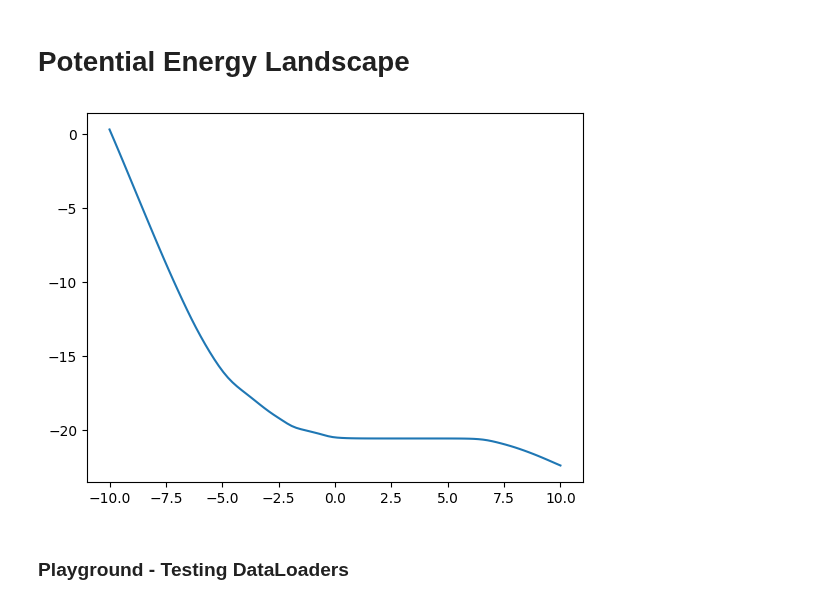
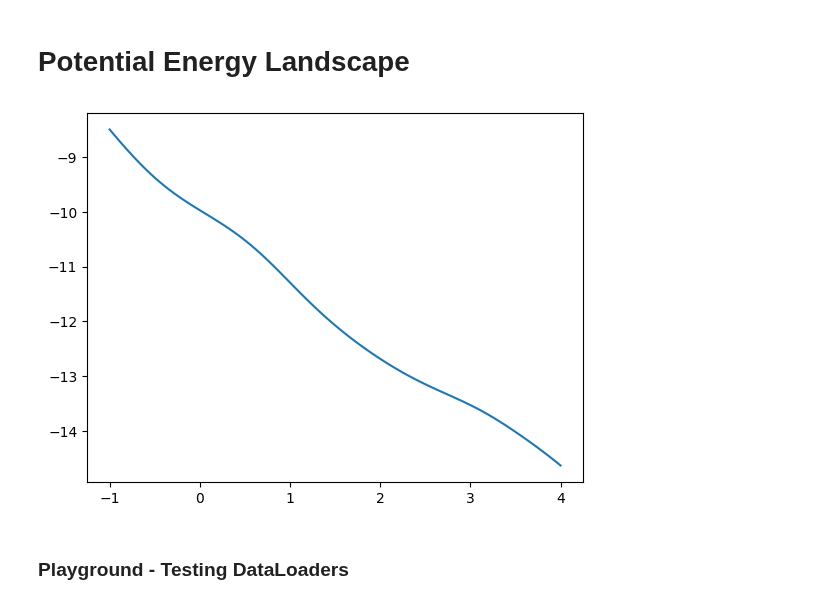
Before and after one commit to jakublala/coarsegrained-md-neural-ode, a Jupyter notebook: utils.ipynb, the cells around one changed output. Drawn from its saved outputs; the diff is of its cells as text; code cells hidden in the pictures.

```diff
--- a/utils.ipynb
+++ b/utils.ipynb
@@ -389,7 +389,7 @@ config = dict(
     nn_width=1000,
     activation_function=None,
     eval_batch_length=1000,
-    load_folder='results/2022-07-22/12-13-28/20',
+    load_folder='results/2022-07-26/18-31-53',
     dtype=torch.float32,
     itr_printing_freq=1,
     printing_freq=1,
@@ -401,6 +401,7 @@ config = dict(
     evaluation_freq=5,
     checkpoint_freq=5,
     loss_func = 'final',
+    sigopt=True,
     )
 
 trainer = Trainer(config)
@@ -518,33 +527,33 @@ with torch.no_grad():
 # %%
 # What does the energy landscape look like? Is there a repulsion?
 import torch
 import matplotlib.pyplot as plt
 
 inp = torch.zeros(9).to('cpu')
 # x_1 = torch.linspace(-10, 10, 100).to('cpu')
 
 # data = []
 # for x in x_1:
 #     temp = inp.clone()
 #     temp[1] = x
 #     data.append(trainer.func.net(temp).item())
 
 # plt.plot(x_1.detach().numpy(), data)
 # plt.show()
 
-x_1 = torch.linspace(-10, 10, 100).to('cpu')
+x_1 = torch.linspace(-1, 4, 100).to('cpu')
 
 data = []
 for x in x_1:
     temp = inp.clone()
     temp[0] = x
     data.append(trainer.func.net(temp).item())
 
 plt.plot(x_1.detach().numpy(), data)
 plt.savefig('output.png')
 plt.show()
 # %% [output]
-[figure, old version]
+[figure, new version]
 # %% [markdown]
 ### Playground - Testing DataLoaders
 # %%
```
Also changed, not shown: parts of 3 cells of this notebook, 5 other files.
